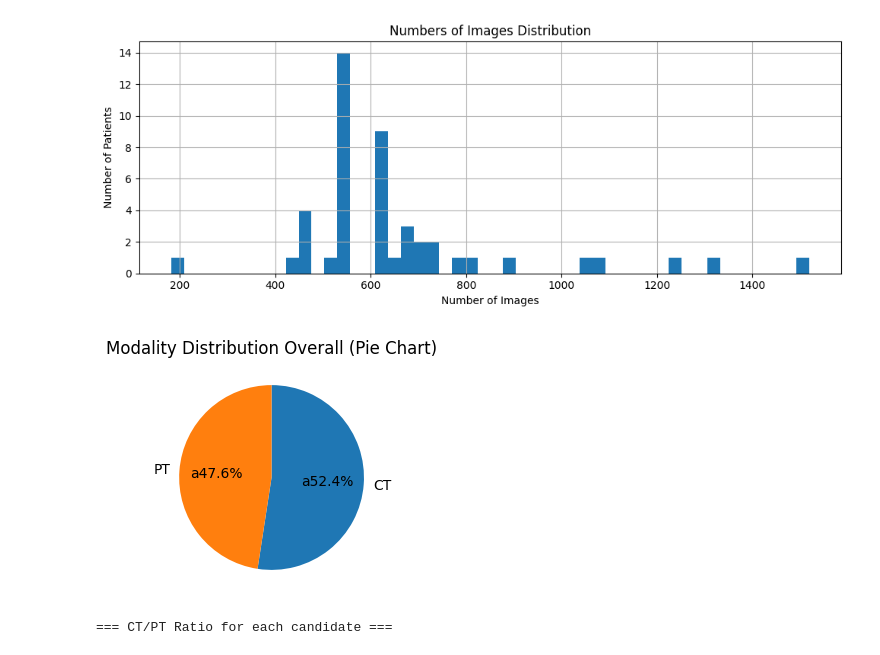
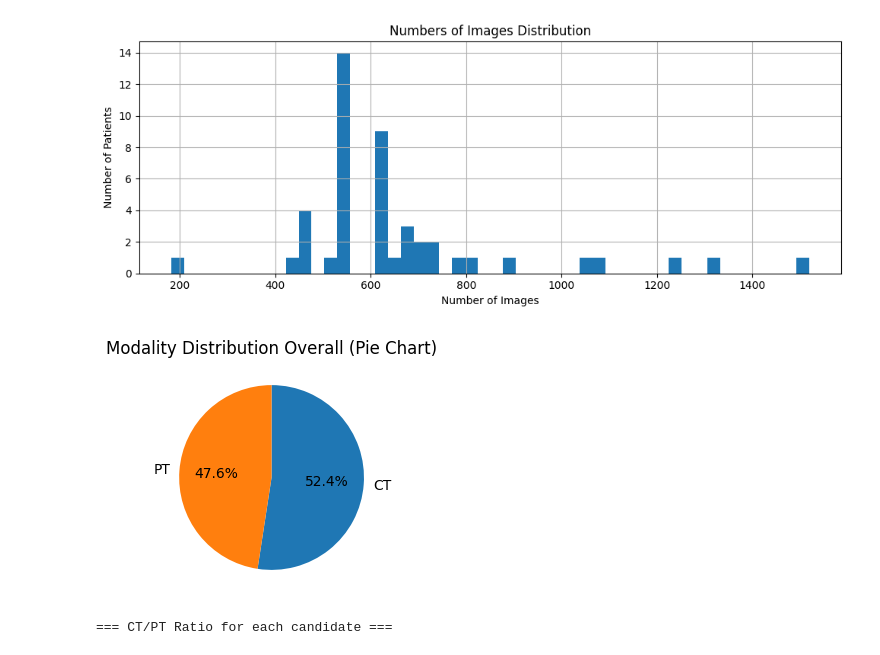
Before and after one commit to YUNRU1/capstone, a Jupyter notebook: eda/dicom_eda.ipynb, the cells around one changed output. Drawn from its saved outputs; the diff is of its cells as text; code cells hidden in the pictures.

```diff
--- a/eda/dicom_eda.ipynb
+++ b/eda/dicom_eda.ipynb
@@ -34,18 +34,18 @@ plt.show()
 # %%
 modality_counts = df_dcm['Modality'].value_counts()
 
 modality_counts.plot(
     kind='pie',
-    autopct='a%1.1f%%',
+    autopct='%1.1f%%',
     startangle=90,
     counterclock=False,
     figsize=(3, 3),
     ylabel=''
 )
 plt.title('Modality Distribution Overall (Pie Chart)')
 plt.show()
 # %% [output]
-[figure, old version]
+[figure, new version]
 # %%
 print("=== CT/PT Ratio for each candidate ===")
 modality_counts_per_patient = df_dcm.groupby(['PatientID', 'Modality']).size().unstack(fill_value=0)
```
Also changed, not shown: parts of 1 cell of this notebook.
